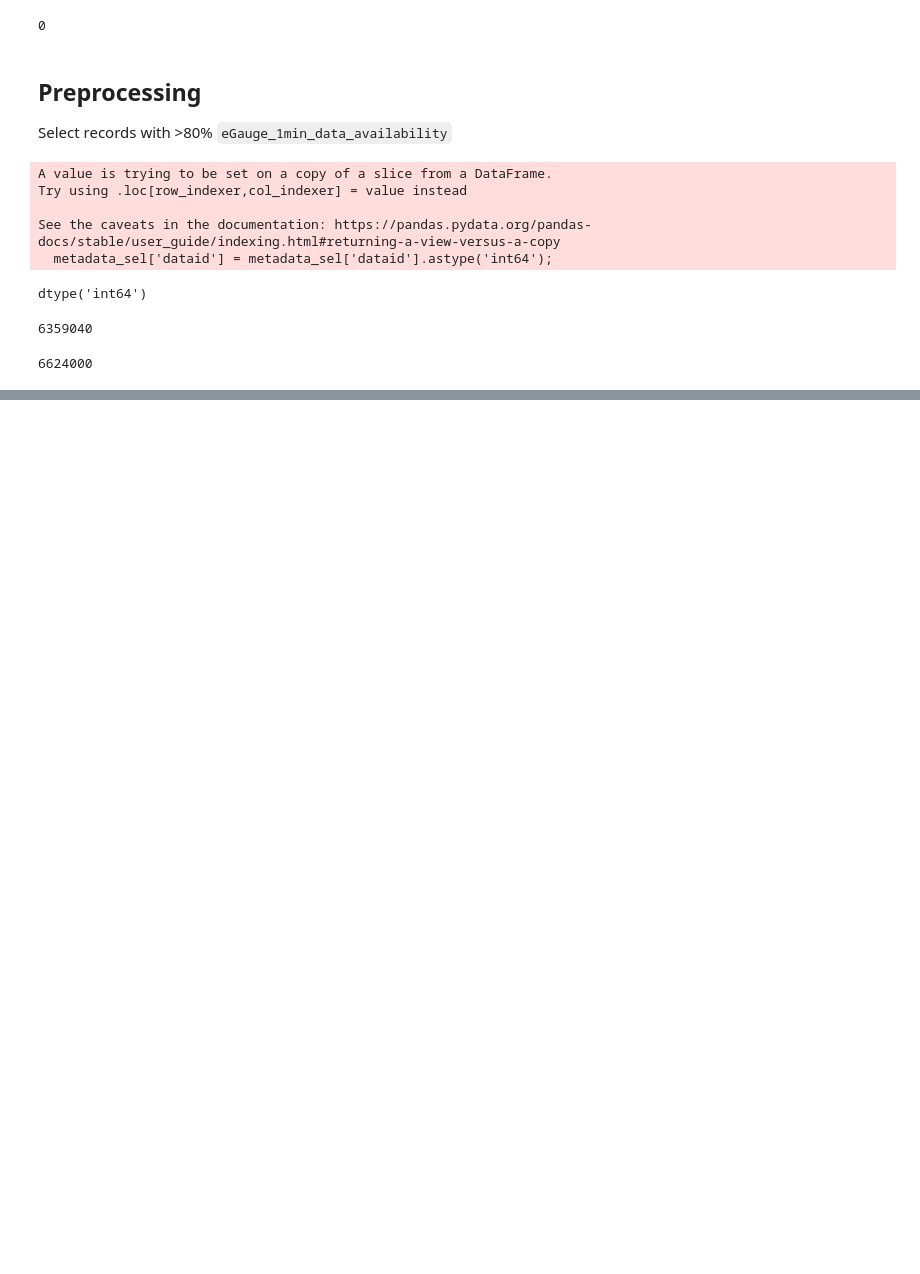
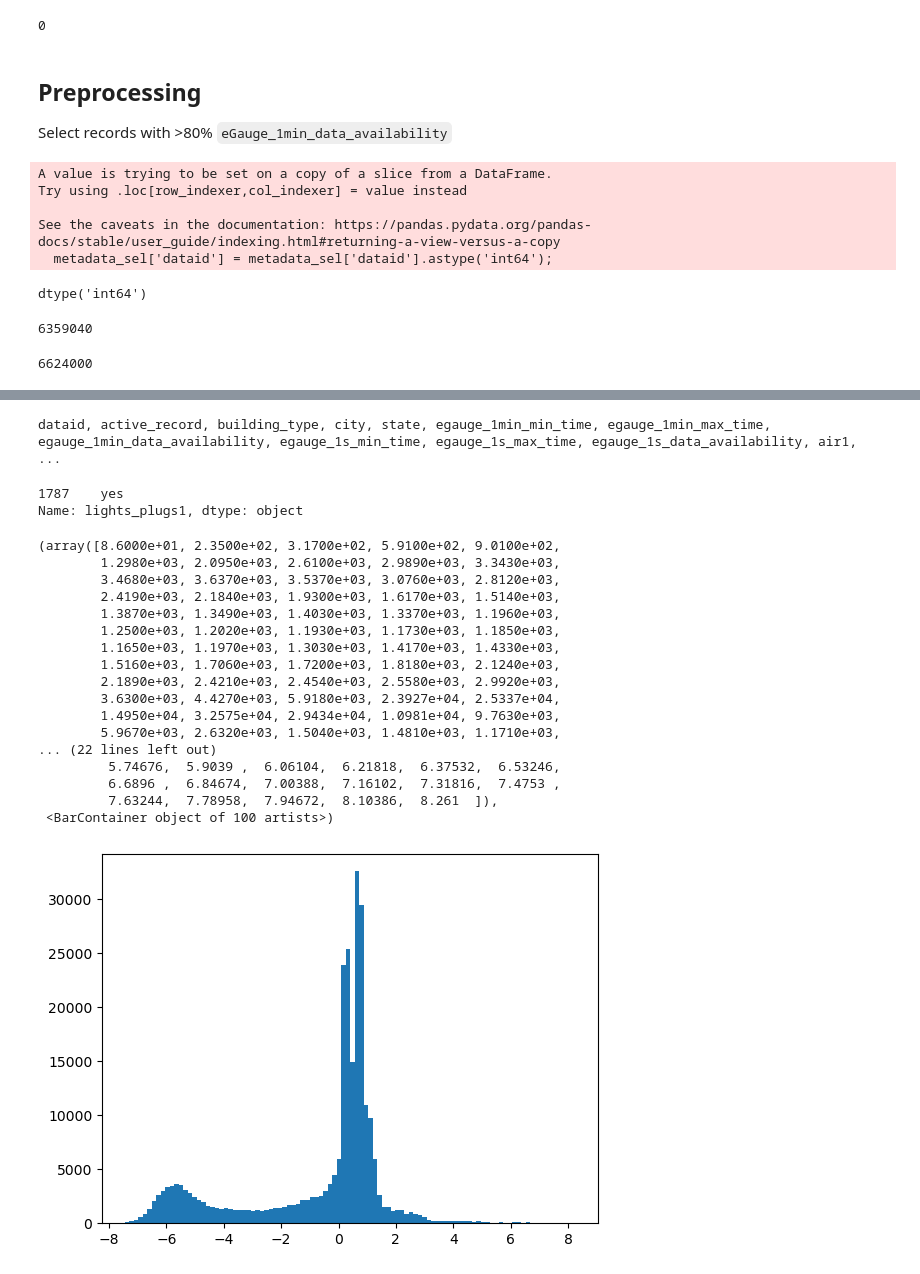
Before and after one commit to Chengxuan-Li/RampDemandGen, a Jupyter notebook: nyc.ipynb, the cells around one changed output, grey strips where cells are left out. Cells and saved outputs as stored; diff of their text form; code cells hidden in the pictures; blank space fills up the shorter version.

Commit message:
Test r5997 Analysis & Visualisation
Test r5997 Analysis & Visualisation

```diff
--- a/nyc.ipynb
+++ b/nyc.ipynb
@@ -90,0 +51,2 @@ Index(['dataid', 'active_record', 'building_type', 'city', 'state',
+# %%
+nyc_5997 = nyc[nyc['dataid'] == 5997]
@@ -90,0 +63,31 @@ Index(['dataid', 'active_record', 'building_type', 'city', 'state',
+# %%
+for c in metadata_sel.columns:
+    print(c, end=', ')
+# %% [output]
+dataid, active_record, building_type, city, state, egauge_1min_min_time, egauge_1min_max_time, egauge_1min_data_availability, egauge_1s_min_time, egauge_1s_max_time, egauge_1s_data_availability, air1, ...
+# %%
+metadata_sel[metadata_sel['dataid'] == 5997]['lights_plugs1']
+# %% [output]
+1787    yes
+Name: lights_plugs1, dtype: object
+# %%
+plt.hist(nyc_5997['grid'], bins=100)
+# %% [output]
+(array([8.6000e+01, 2.3500e+02, 3.1700e+02, 5.9100e+02, 9.0100e+02,
+        1.2980e+03, 2.0950e+03, 2.6100e+03, 2.9890e+03, 3.3430e+03,
+        3.4680e+03, 3.6370e+03, 3.5370e+03, 3.0760e+03, 2.8120e+03,
+        2.4190e+03, 2.1840e+03, 1.9300e+03, 1.6170e+03, 1.5140e+03,
+        1.3870e+03, 1.3490e+03, 1.4030e+03, 1.3370e+03, 1.1960e+03,
+        1.2500e+03, 1.2020e+03, 1.1930e+03, 1.1730e+03, 1.1850e+03,
+        1.1650e+03, 1.1970e+03, 1.3030e+03, 1.4170e+03, 1.4330e+03,
+        1.5160e+03, 1.7060e+03, 1.7200e+03, 1.8180e+03, 2.1240e+03,
+        2.1890e+03, 2.4210e+03, 2.4540e+03, 2.5580e+03, 2.9920e+03,
+        3.6300e+03, 4.4270e+03, 5.9180e+03, 2.3927e+04, 2.5337e+04,
+        1.4950e+04, 3.2575e+04, 2.9434e+04, 1.0981e+04, 9.7630e+03,
+        5.9670e+03, 2.6320e+03, 1.5040e+03, 1.4810e+03, 1.1710e+03,
+... (22 lines left out)
+         5.74676,  5.9039 ,  6.06104,  6.21818,  6.37532,  6.53246,
+         6.6896 ,  6.84674,  7.00388,  7.16102,  7.31816,  7.4753 ,
+         7.63244,  7.78958,  7.94672,  8.10386,  8.261  ]),
+ <BarContainer object of 100 artists>)
+[figure, added]
```
Also changed, not shown: parts of 17 cells of this notebook, 5 other files.
